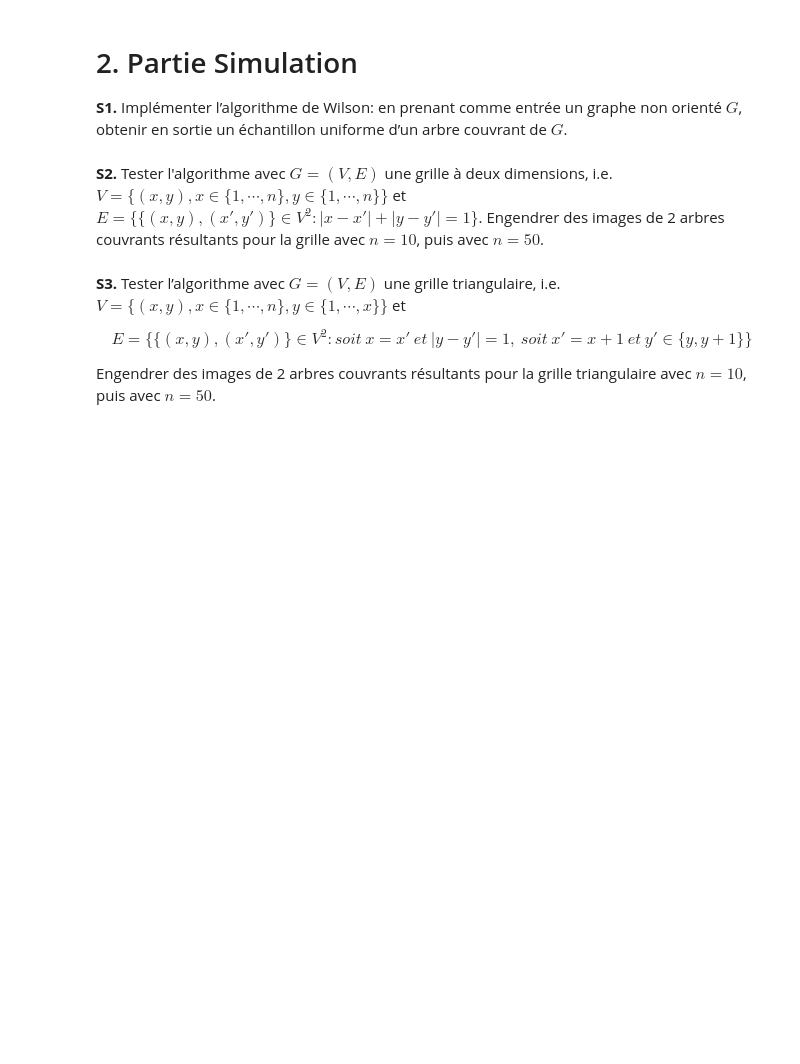
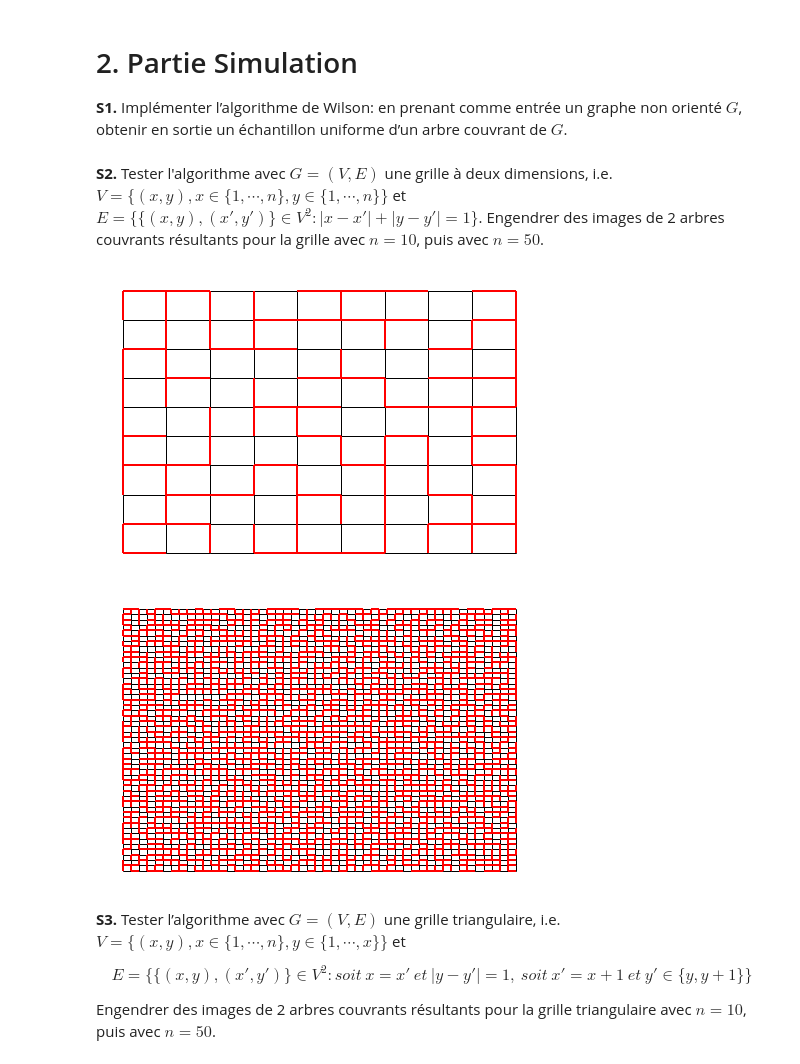
Before and after one commit to gostreap/wilson_algorithm, a Jupyter notebook: wilson.ipynb, the cells around one changed output. Drawn from its saved outputs; the diff is of its cells as text; code cells hidden in the pictures; blank space fills up the shorter version.

Commit message:
ajout de wilson dans le notebook

```diff
--- a/wilson.ipynb
+++ b/wilson.ipynb
@@ -66,5 +174,33 @@ l’algorithme de Wilson comme un enlèvement de cycles, en déduire que avec pr
 # %% [markdown]
 **S2.** Tester l'algorithme avec $G = (V,E)$ une grille à deux dimensions, i.e. $V=\{(x,y), x\in \{1,\cdots, n \}, y\in \{1,\cdots, n \} \}$ et $E=\{\{ (x,y), (x',y')\} \in V^2 : \lvert x-x' \rvert + \lvert y-y' \rvert = 1 \}$. Engendrer des images de 2 arbres couvrants résultants pour la grille avec $n = 10$, puis avec $n = 50$.
+# %%
+def grid_graph(n):
+    vertices = list(range(n*n))
+    edges = []
+    for i in range(n):
+        for j in range(n):
+            if i > 0:
+                edges.append((i*n+j, (i-1)*n+(j)))
+            if j > 0:
+                edges.append((i*n+j, (i)*n+(j-1)))
+            if i < n-1:
+                edges.append((i*n+j, (i+1)*n+(j)))
+            if j < n-1:
+                edges.append((i*n+j, (i)*n+(j+1)))
+    return Graph(vertices=vertices, edges=edges)
+
+def grid_pos(n):
+    pos = dict()
+    for i in range(n):
+        for j in range(n):
+            pos[i*n+j] = (i, j)
+    return pos
+
+wilson_and_drow(grid_graph(10), grid_pos(10))
+wilson_and_drow(grid_graph(50), grid_pos(50))
+# %% [output]
+[figure, added]
+[figure, added]
 # %% [markdown]
 **S3.** Tester l’algorithme avec $G = (V , E)$ une grille triangulaire, i.e. $V=\{(x,y), x\in \{1,\cdots, n \}, y\in \{1,\cdots, x \} \}$ et
 
```
Also changed, not shown: parts of 2 cells of this notebook, 1 other file.
